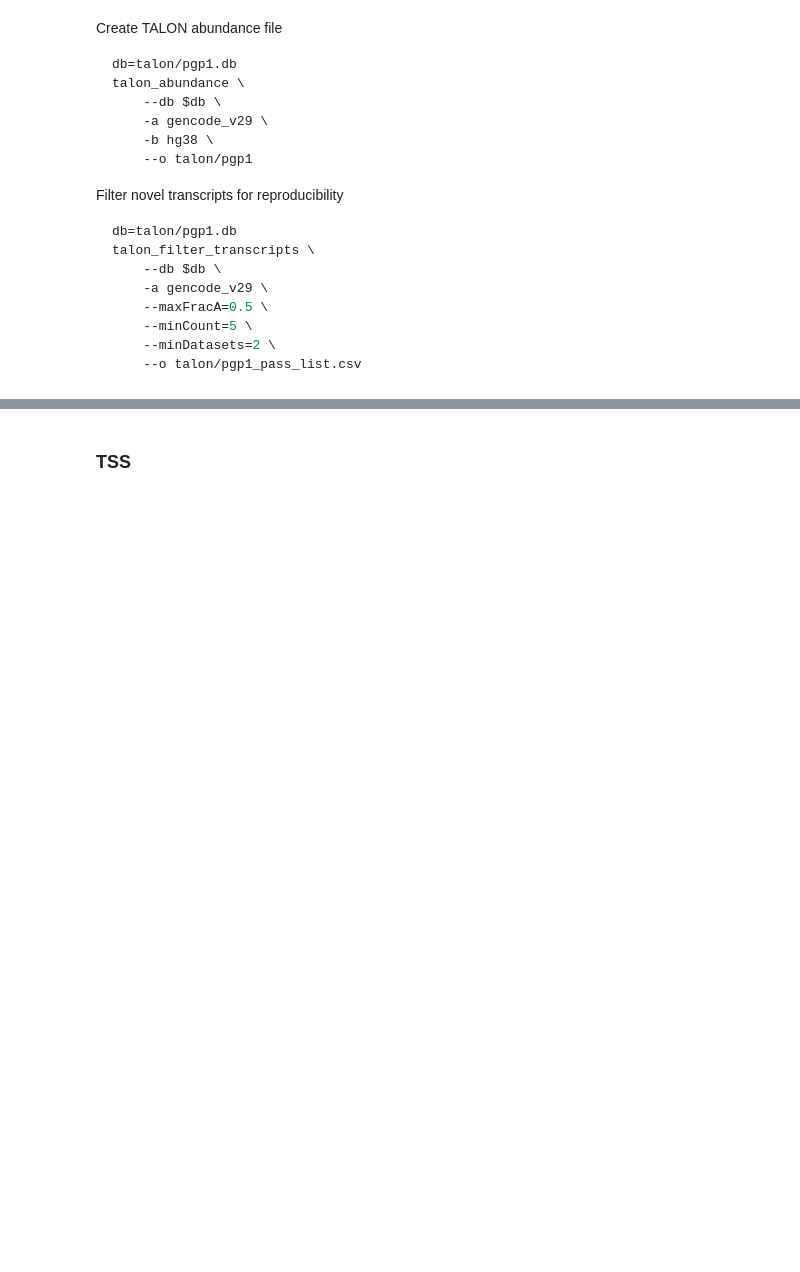
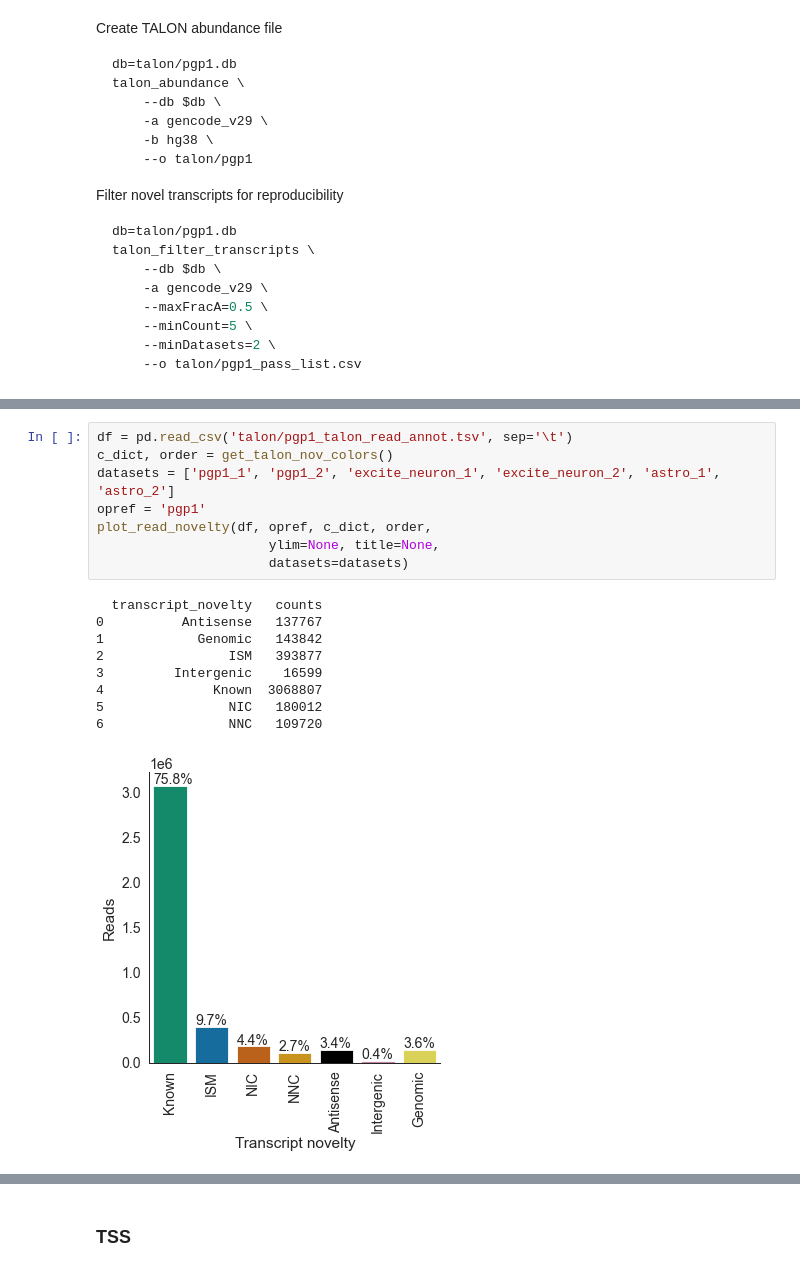
Before and after one commit to fairliereese/210413_pgp1, a Jupyter notebook: pgp1_lr.ipynb, the cells around one changed output, grey strips where cells are left out. Cells and saved outputs as stored; diff of their text form; blank space fills up the shorter version.

```diff
--- a/pgp1_lr.ipynb
+++ b/pgp1_lr.ipynb
@@ -41,0 +163,18 @@ talon_filter_transcripts \
+# %%
+df = pd.read_csv('talon/pgp1_talon_read_annot.tsv', sep='\t')
+c_dict, order = get_talon_nov_colors()
+datasets = ['pgp1_1', 'pgp1_2', 'excite_neuron_1', 'excite_neuron_2', 'astro_1', 'astro_2']
+opref = 'pgp1'
+plot_read_novelty(df, opref, c_dict, order,
+                      ylim=None, title=None,
+                      datasets=datasets)
+# %% [output]
+  transcript_novelty   counts
+0          Antisense   137767
+1            Genomic   143842
+2                ISM   393877
+3         Intergenic    16599
+4              Known  3068807
+5                NIC   180012
+6                NNC   109720
+[figure, added]
```
Also changed, not shown: parts of 28 cells of this notebook, 3 other files.
